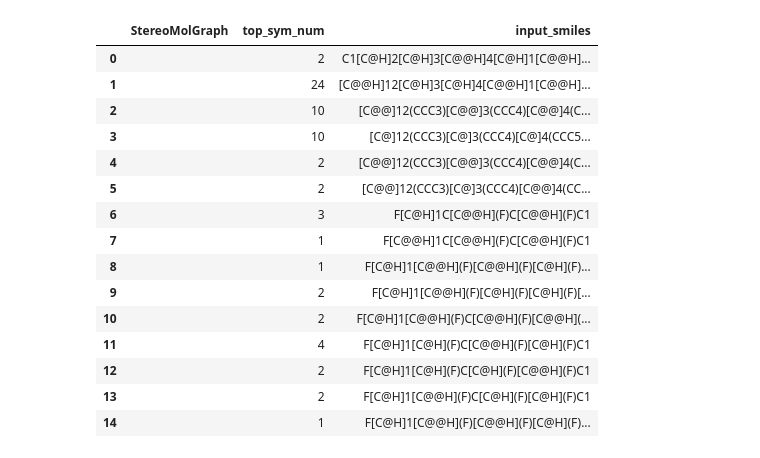
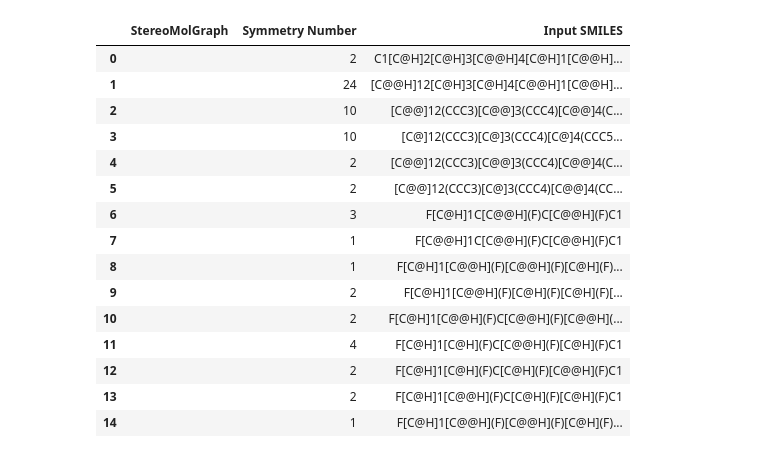
Before and after one commit to maxim-papusha/Experiments-SymmetryNumbers, a Jupyter notebook: notebooks/sym_num_smiles.ipynb, the cells around one changed output. Saved outputs shown, nothing was run; the diff lists cells and outputs as text; code cells hidden in the pictures.

```diff
--- a/notebooks/sym_num_smiles.ipynb
+++ b/notebooks/sym_num_smiles.ipynb
@@ -32,24 +32,24 @@ smiles = [
 # %%
 rows = []
 for smiles_string in smiles:
     rdmol = Chem.MolFromSmiles(smiles_string, sanitize=False)
     rdmol.UpdatePropertyCache(strict=True)
     rdmol = Chem.AddHs(rdmol)
     Chem.SanitizeMol(rdmol)
 
     graph = StereoMolGraph.from_rdmol(rdmol, stereo_complete=True)
     rows.append(
         {
             "StereoMolGraph": graph,
-            "top_sym_num": symmetry_number(graph),
-            "input_smiles": smiles_string,
+            "Symmetry Number": symmetry_number(graph),
+            "Input SMILES": smiles_string,
         }
     )
 
 df_smiles_symmetry = pd.DataFrame(rows)
 df_smiles_symmetry
 # %% [output]
-|  | StereoMolGraph | top_sym_num | input_smiles |
+|  | StereoMolGraph | Symmetry Number | Input SMILES |
 | 0 |  | 2 | C1[C@H]2[C@H]3[C@@H]4[C@H]1[C@@H]... |
 | 1 |  | 24 | [C@@H]12[C@H]3[C@H]4[C@@H]1[C@@H]... |
 | 2 |  | 10 | [C@@]12(CCC3)[C@@]3(CCC4)[C@@]4(C... |
```
Also changed, not shown: parts of 1 cell of this notebook, 13 other files.
